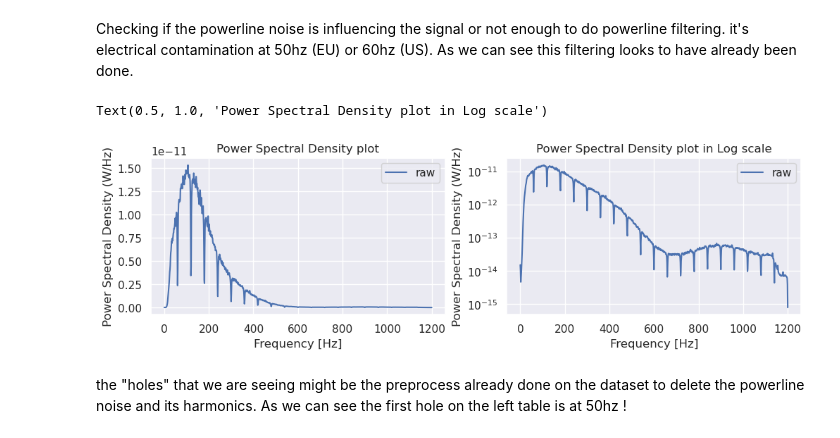
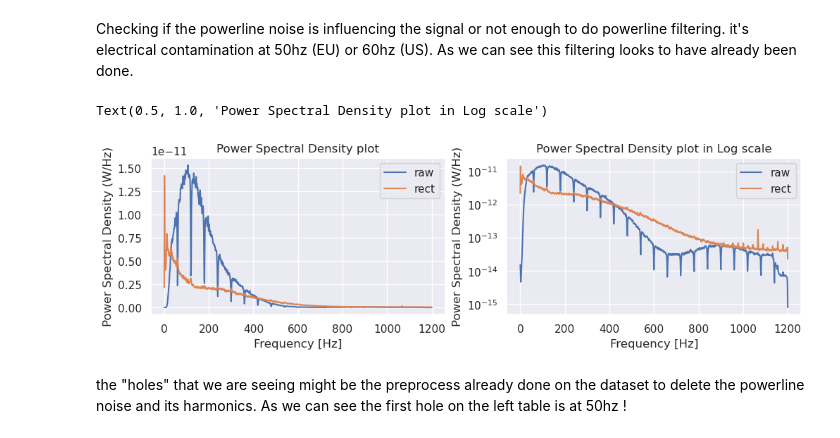
Before and after one commit to Tournedos/NSSP_project2_groupK, a Jupyter notebook: Part3.ipynb, the cells around one changed output. Cells and saved outputs as stored; diff of their text form; code cells hidden in the pictures.

```diff
--- a/Part3.ipynb
+++ b/Part3.ipynb
@@ -106,25 +106,29 @@ Text(0, 0.5, 'Amplitude')
 Checking if the powerline noise is influencing the signal or not enough to do powerline filtering. it's electrical contamination at 50hz (EU) or 60hz (US). As we can see this filtering looks to have already been done.
 # %%
 # Use Welch's method for power spectral density estimation, it reduces the variance of the estimate.
+emg_rect=np.abs(emg_data)
+freqs_pre_rect, Pxx_pre_rect = welch(emg_rect[:, 8], fs=2400, nperseg=2048)
 freqs_pre, Pxx_pre = welch(emg_data[:, 8], fs=2400, nperseg=2048) #just checking for channel #8 here !
 
 # IMPORTANT to take emg_data and not emg_data_rect
 
 fig, ax = plt.subplots(1, 2, constrained_layout=True, figsize=(10, 3))
 ax[0].plot(freqs_pre, Pxx_pre, label="raw")
+ax[0].plot(freqs_pre_rect, Pxx_pre_rect, label="rect")
 ax[0].legend()
 ax[0].set_xlabel("Frequency [Hz]")
 ax[0].set_ylabel("Power Spectral Density (W/Hz)")
 ax[0].set_title("Power Spectral Density plot")
 
 ax[1].semilogy(freqs_pre, Pxx_pre, label="raw")
+ax[1].semilogy(freqs_pre_rect, Pxx_pre_rect, label="rect")
 ax[1].legend()
 ax[1].set_xlabel("Frequency [Hz]")
 ax[1].set_ylabel("Power Spectral Density (W/Hz)")
 ax[1].set_title("Power Spectral Density plot in Log scale")
 # %% [output]
 Text(0.5, 1.0, 'Power Spectral Density plot in Log scale')
-[figure, old version]
+[figure, new version]
 # %% [markdown]
 the "holes" that we are seeing might be the preprocess already done on the dataset to delete the powerline noise and its harmonics. As we can see the first hole on the left table is at 50hz !
 # %% [markdown]
```
